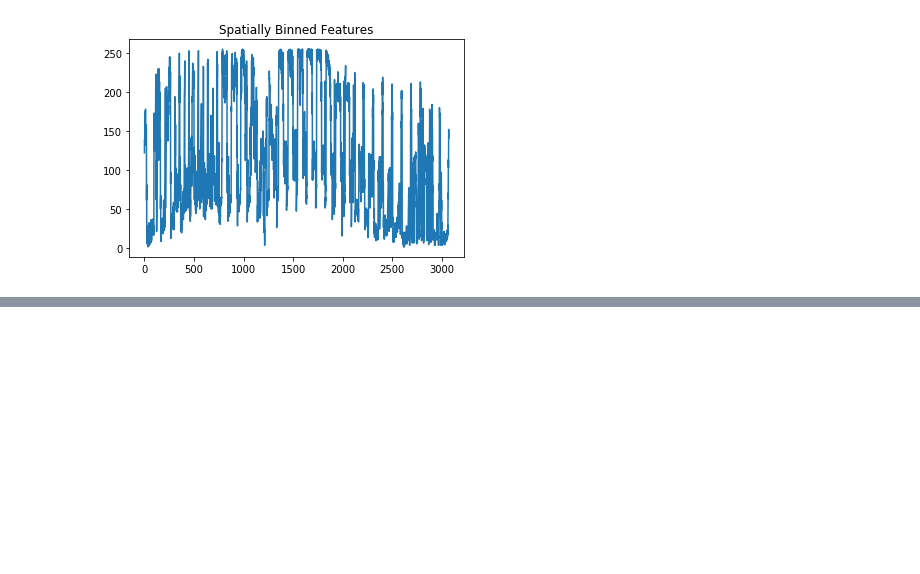
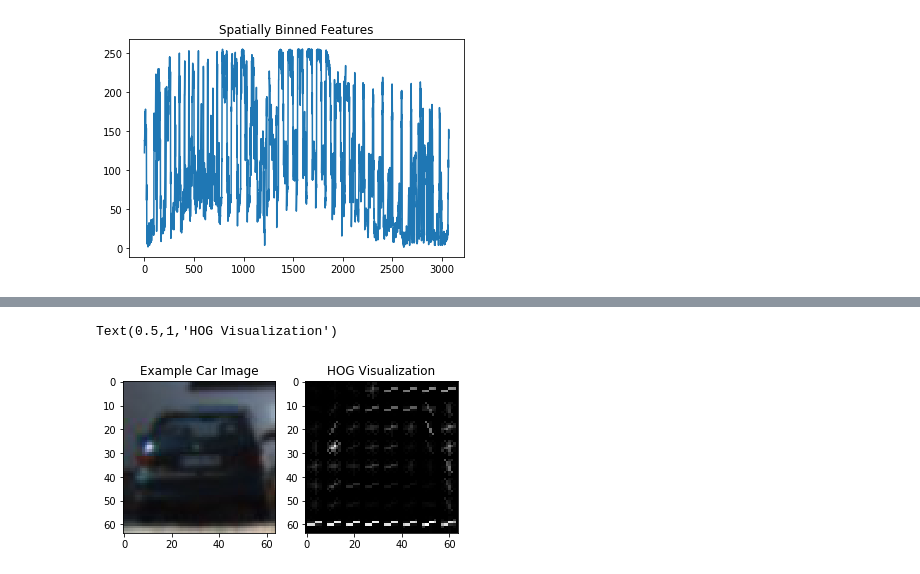
Before and after one commit to tyler-lewis-udacity/Vehicle_Detection_And_Tracking, a Jupyter notebook: lecture_notes.ipynb, the cells around one changed output, grey strips where cells are left out. Saved outputs shown, nothing was run; the diff lists cells and outputs as text; code cells hidden in the pictures; blank space fills up the shorter version.

```diff
--- a/lecture_notes.ipynb
+++ b/lecture_notes.ipynb
@@ -346,0 +398,62 @@ print(a_reshaped)
+# %%
+# Section 20
+import matplotlib.image as mpimg
+import matplotlib.pyplot as plt
+import numpy as np
+import cv2
+import glob
+from skimage.feature import hog
+
+# Read in our vehicles
+car_images = list(cars) #glob.glob('*.jpeg') OR use the cars list from cell above
+
+# Define a function to return HOG features and visualization
+# Features will always be the first element of the return
+# Image data will be returned as the second element if visualize= True
+# Otherwise there is no second return element
+
+def get_hog_features(img, orient, pix_per_cell, cell_per_block, vis=True,
+                     feature_vec=True):
+
+    """
+    Function accepts params and returns HOG features (optionally flattened) and an optional matrix for
+    visualization. Features will always be the first return (flattened if feature_vector= True).
+    A visualization matrix will be the second return if visualize = True.
+    """
+
+    return_list = hog(img, orientations=orient, pixels_per_cell=(pix_per_cell, pix_per_cell),
+                                  cells_per_block=(cell_per_block, cell_per_block),
+                                  block_norm= 'L2-Hys', transform_sqrt=False,
+                                  visualise= vis, feature_vector= feature_vec)
+
+    # name returns explicitly
+    hog_features = return_list[0]
+    if vis:
+        hog_image = return_list[1]
+        return hog_features, hog_image
+    else:
+        return hog_features
+
+# Generate a random index to look at a car image
+ind = np.random.randint(0, len(car_images))
+# Read in the image
+image = mpimg.imread(car_images[ind])
+gray = cv2.cvtColor(image, cv2.COLOR_RGB2GRAY)
+
+# Call our function with vis=True to see an image output
+features, hog_image = get_hog_features(gray, orient= 9,
+                        pix_per_cell= 8, cell_per_block= 2,
+                        vis=True, feature_vec=False)
+
+
+# Plot the examples
+fig = plt.figure()
+plt.subplot(121)
+plt.imshow(image, cmap='gray')
+plt.title('Example Car Image')
+plt.subplot(122)
+plt.imshow(hog_image, cmap='gray')
+plt.title('HOG Visualization')
+# %% [output]
+Text(0.5,1,'HOG Visualization')
+[figure, added]
```
Also changed, not shown: parts of 15 cells of this notebook, 4 other files.
